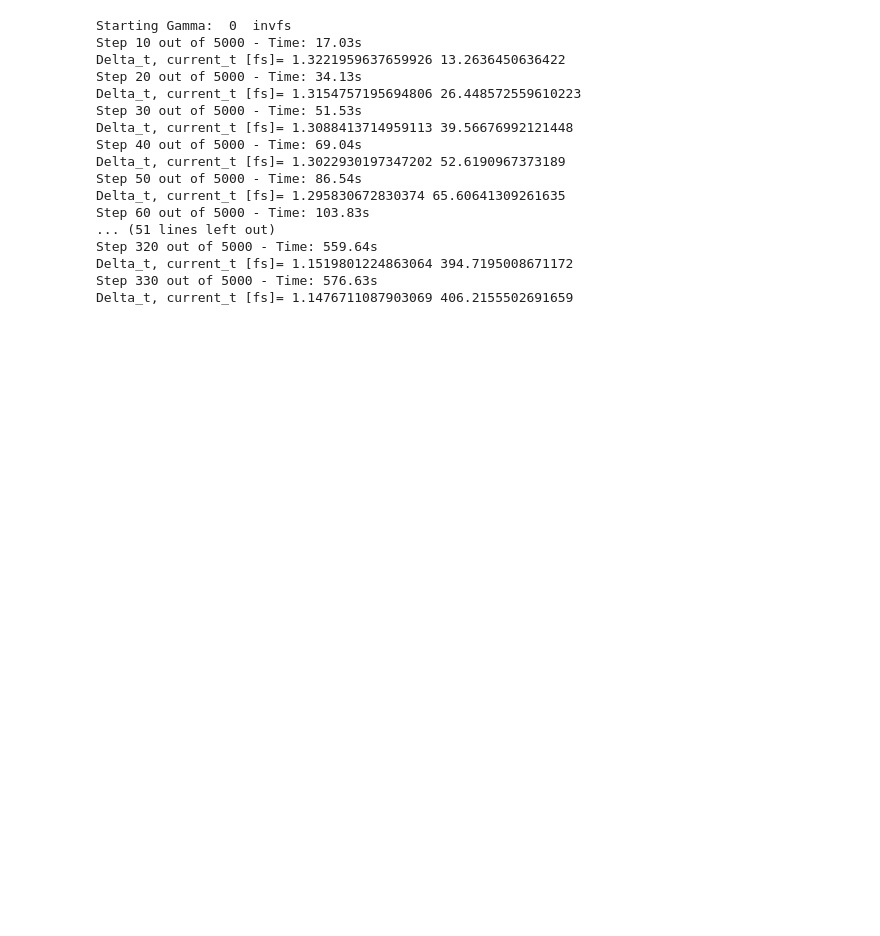
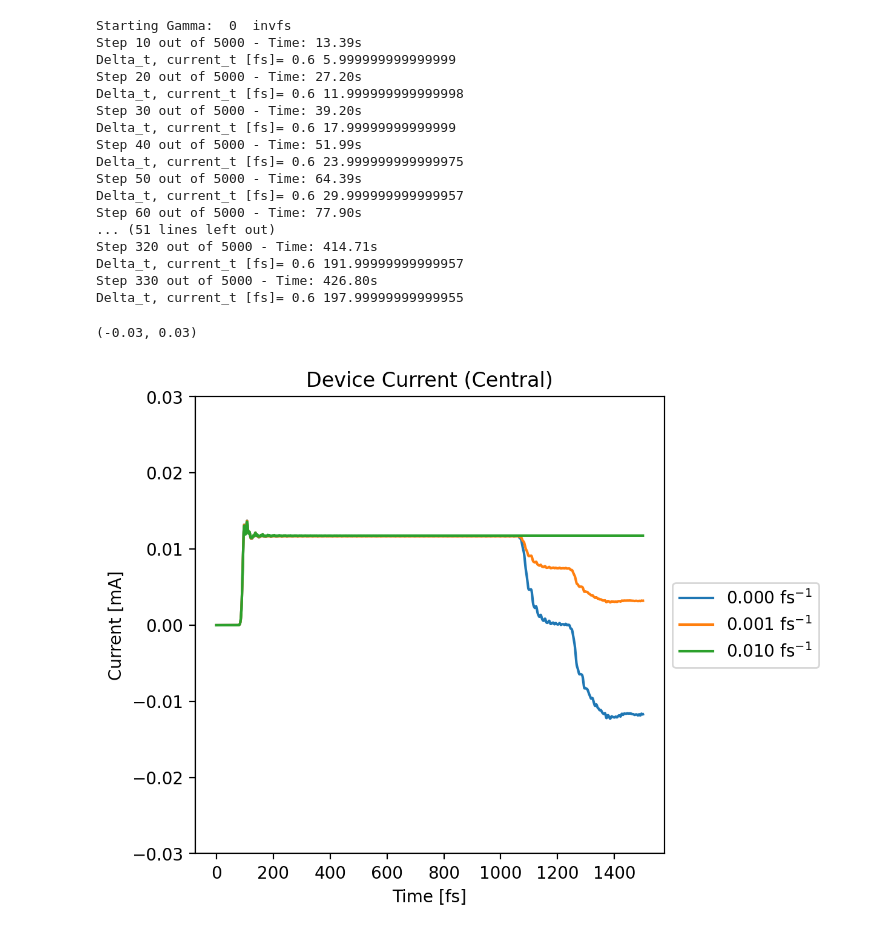
Before and after one commit to darousso/TDQT_Framework, a Jupyter notebook: Examples/Attempt at Replicating Oded's Figure 4 (Trying instead to match Kashinath's code outputs).ipynb, the cells around one changed output. Drawn from its saved outputs; the diff is of its cells as text; code cells hidden in the pictures; blank space fills up the shorter version.

Commit message:
Now able to replicate Kashinath's results

```diff
--- a/Examples/Attempt at Replicating Oded's Figure 4.ipynb
+++ b/Examples/Attempt at Replicating Oded's Figure 4 (Trying instead to match Kashinath's code outputs).ipynb
@@ -34,13 +35,13 @@ device.Visualize()
 [figure]
 ... (3 outputs left out)
 # %%
-Delta_t   = 1 *fs
+Delta_t   = 0.6 *fs
 max_iters = 5000
 max_t     = 1500*fs
-list_of_outputs=["J All Elements"]
-solver_type="RK45"
-Gamma_in_invfs_list=[0,0.001,0.01,0.1,1]
-picklefile="OdedPlotDataRK45_All_Gamma_All_Elements_Site.pkl"
+list_of_outputs=["J Central From State"]
+solver_type="RK4"
+Gamma_in_invfs_list=[0,0.001,0.01]#,0.1,1]
+picklefile="OdedPlotDataRK4_Central_State_PerfectS 0p6 prescaled H FIXED MULT.pkl"
 
 try:
     with open(picklefile,"rb") as f:
@@ -62,38 +63,53 @@ for Gamma_in_invfs in Gamma_in_invfs_list:
         list_of_outputs=list_of_outputs,
         max_t=max_t
     )
-    outputs_dict=solver.Propagate_In_Site(solver_type=solver_type)
-    RESULTS[Gamma_in_invfs]=(solver.t_vec_in_fs,outputs_dict["J All Elements"])
+    outputs_dict=solver.Propagate_In_State(solver_type=solver_type)
+    RESULTS[Gamma_in_invfs]=(solver.t_vec_in_fs,outputs_dict["J Central From State"])
 
     with open(picklefile,"wb") as f:
         dill.dump(RESULTS,f)
     print()
+
+    figsize=(5,5)
+    dpi=200
+    fig=plt.figure(figsize=figsize,dpi=dpi,facecolor="white")
+    for Gamma_in_invfs in RESULTS.keys():
+        plt.plot(RESULTS[Gamma_in_invfs][0],1e3*np.array(RESULTS[Gamma_in_invfs][1]),label="{0:.3f}".format(Gamma_in_invfs)+" fs$^{-1}$")
+    plt.title("Device Current (Central)")
+    plt.xlabel("Time [fs]")
+    plt.ylabel("Current [mA]")
+    plt.legend(loc='center left', bbox_to_anchor=(1, 0.5))
+    plt.ylim(-0.03,0.03)
+    plt.show()
 # %% [output]
 Starting Gamma:  0  invfs
-Step 10 out of 5000 - Time: 17.03s
-Delta_t, current_t [fs]= 1.3221959637659926 13.2636450636422
-Step 20 out of 5000 - Time: 34.13s
-Delta_t, current_t [fs]= 1.3154757195694806 26.448572559610223
-Step 30 out of 5000 - Time: 51.53s
-Delta_t, current_t [fs]= 1.3088413714959113 39.56676992121448
-Step 40 out of 5000 - Time: 69.04s
-Delta_t, current_t [fs]= 1.3022930197347202 52.6190967373189
-Step 50 out of 5000 - Time: 86.54s
-Delta_t, current_t [fs]= 1.295830672830374 65.60641309261635
-Step 60 out of 5000 - Time: 103.83s
+Step 10 out of 5000 - Time: 13.39s
+Delta_t, current_t [fs]= 0.6 5.999999999999999
+Step 20 out of 5000 - Time: 27.20s
+Delta_t, current_t [fs]= 0.6 11.999999999999998
+Step 30 out of 5000 - Time: 39.20s
+Delta_t, current_t [fs]= 0.6 17.99999999999999
+Step 40 out of 5000 - Time: 51.99s
+Delta_t, current_t [fs]= 0.6 23.999999999999975
+Step 50 out of 5000 - Time: 64.39s
+Delta_t, current_t [fs]= 0.6 29.999999999999957
+Step 60 out of 5000 - Time: 77.90s
 ... (51 lines left out)
-Step 320 out of 5000 - Time: 559.64s
-Delta_t, current_t [fs]= 1.1519801224863064 394.7195008671172
-Step 330 out of 5000 - Time: 576.63s
-Delta_t, current_t [fs]= 1.1476711087903069 406.2155502691659
+Step 320 out of 5000 - Time: 414.71s
+Delta_t, current_t [fs]= 0.6 191.99999999999957
+Step 330 out of 5000 - Time: 426.80s
+Delta_t, current_t [fs]= 0.6 197.99999999999955
 # %%
 figsize=(5,5)
 dpi=200
 fig=plt.figure(figsize=figsize,dpi=dpi,facecolor="white")
 for Gamma_in_invfs in RESULTS.keys():
-    plt.plot(RESULTS[Gamma_in_invfs][0],[1e3*element[int(len(element)/2)-1] for element in RESULTS[Gamma_in_invfs][1]],label="{0:.3f}".format(Gamma_in_invfs)+" fs$^{-1}$")
+    plt.plot(RESULTS[Gamma_in_invfs][0],1e3*np.array(RESULTS[Gamma_in_invfs][1]),label="{0:.3f}".format(Gamma_in_invfs)+" fs$^{-1}$")
 plt.title("Device Current (Central)")
 plt.xlabel("Time [fs]")
-plt.ylabel("-Current [mA]")
+plt.ylabel("Current [mA]")
 plt.legend(loc='center left', bbox_to_anchor=(1, 0.5))
 plt.ylim(-0.03,0.03)
+# %% [output]
+(-0.03, 0.03)
+[figure, added]
```
Also changed, not shown: parts of 1 cell of this notebook, 6 other files.
